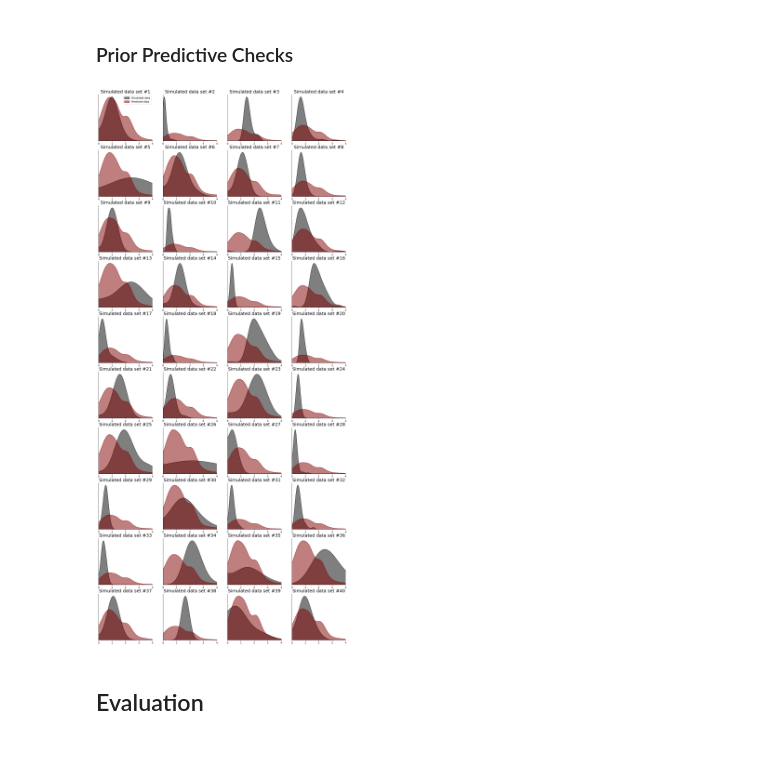
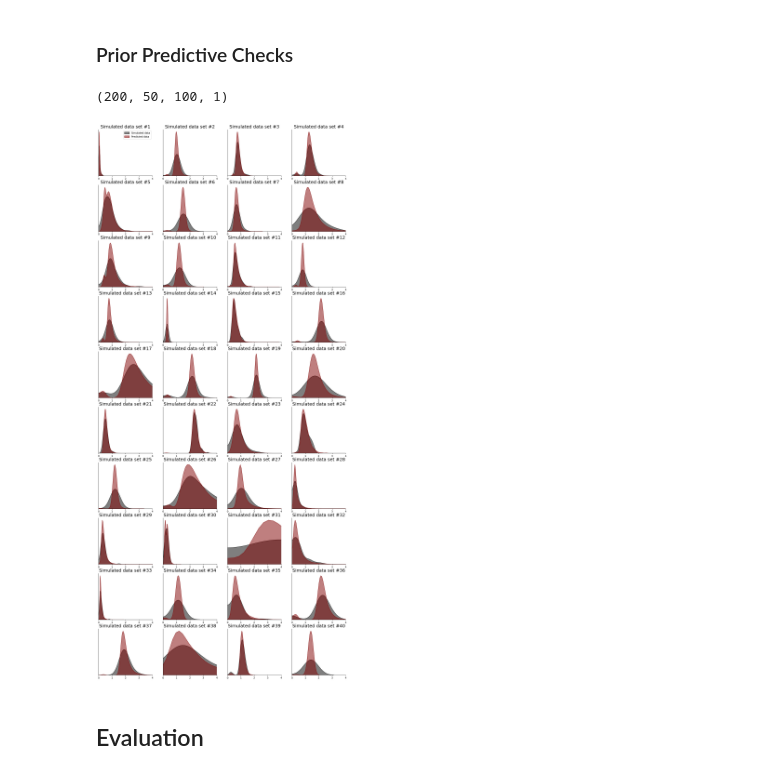
Before and after one commit to smiplab/sub-oi-dm, a Jupyter notebook: application/2afc_task/notebook/2afc_experiment.ipynb, the cells around one changed output. Saved outputs shown, nothing was run; the diff lists cells and outputs as text; code cells hidden in the pictures.

```diff
--- a/application/2afc_task/notebook/2afc_experiment.ipynb
+++ b/application/2afc_task/notebook/2afc_experiment.ipynb
@@ -23,7 +23,7 @@ from likelihoods import sample_random_walk_mixture_diffusion_process
 # %%
 # If set to False, existing results will be loaded
 # Set to True if you want to re-run the experiments
-TRAIN_NETWORKS = False
+TRAIN_NETWORKS = True
 FIT_MODEL = True
 RESIMULATE = False
 POSTERIOR_RESIMULATION = True
@@ -433,27 +435,33 @@ for s in range(N_SIM):
         idx = post_idx[i]
         pred_data[i, s] = sample_random_walk_mixture_diffusion_process(
             (local_params[s, :, idx, :], shared_params[s, idx, :]))[:, None]
+# %%
+pred_data.shape
+# %% [output]
+(200, 50, 100, 1)
 # %%
+# find out what exactly I'm doing here!!
+configured_sim_data = model.configure(sim_data_v2)
 f, axarr = plt.subplots(10, 4, figsize = (18,40))
 for i, ax in enumerate(axarr.flat):
     sns.kdeplot(
         configured_sim_data["summary_conditions"][i, :, 0], ax=ax, fill=True, color="black",
         alpha=0.5, label="Simulated data"
     )
     sns.kdeplot(
-        pred_data[i, :, :, 0].flatten(), ax=ax, fill=True, color="maroon",
+        pred_data[:, i, :, 0].flatten(), ax=ax, fill=True, color="maroon",
         alpha=0.5, label="Predicted data")
     ax.set_xlim((0, 4))
     ax.set_ylabel("")
     ax.set_yticks([])
     ax.set_title(f"Simulated data set #{i+1}", fontsize=18)
     # Set legend to first plot
     if i == 0:
         ax.legend()
 
     # Set x label to bottom row
     if i > (N_RESIM // 2) - 1:
         ax.set_xlabel("Response time (seconds)", fontsize=16)
     sns.despine()
 # %% [output]
-[figure, old version]
+[figure, new version]
```
Also changed, not shown: parts of 6 cells of this notebook, 3 other files.
